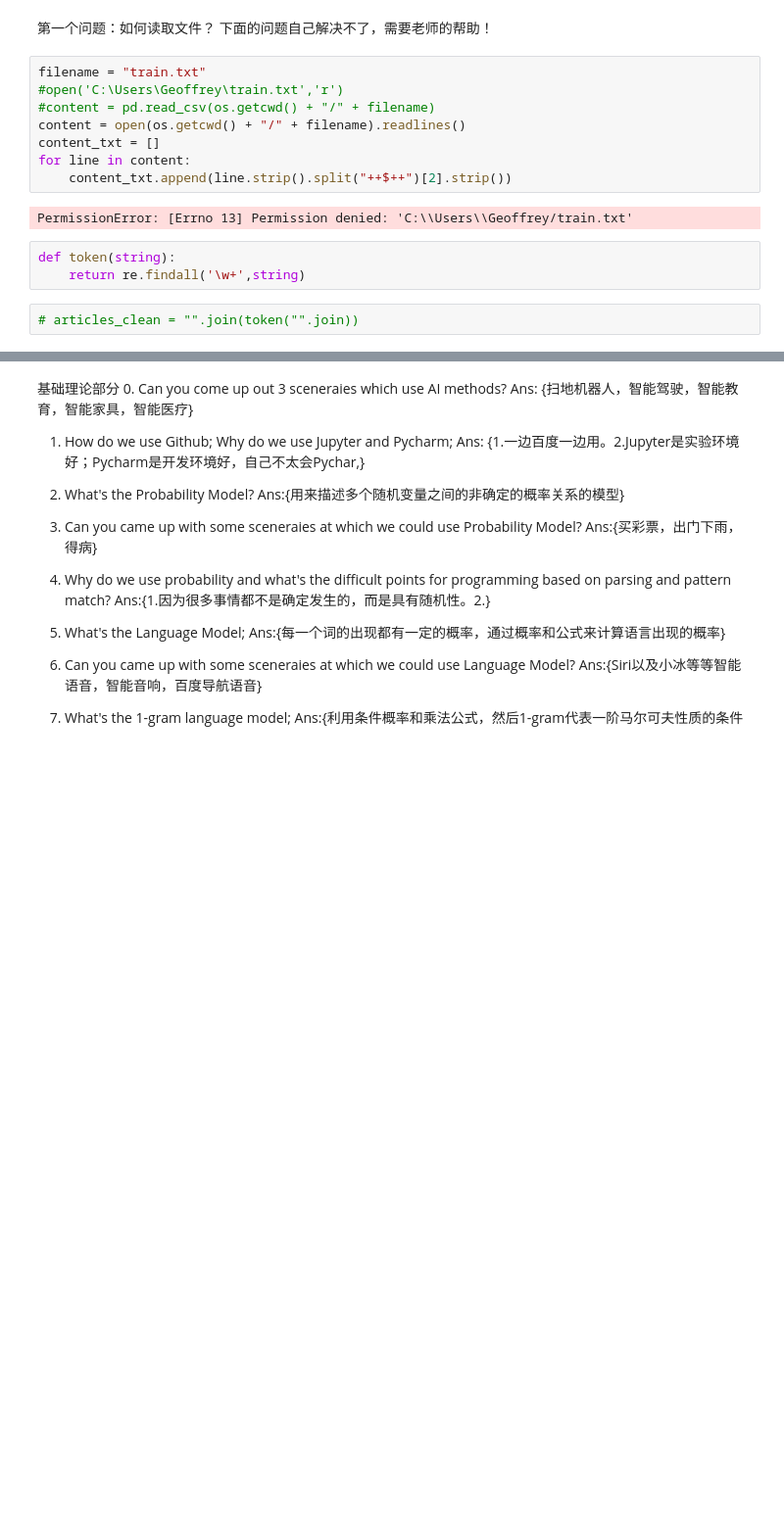
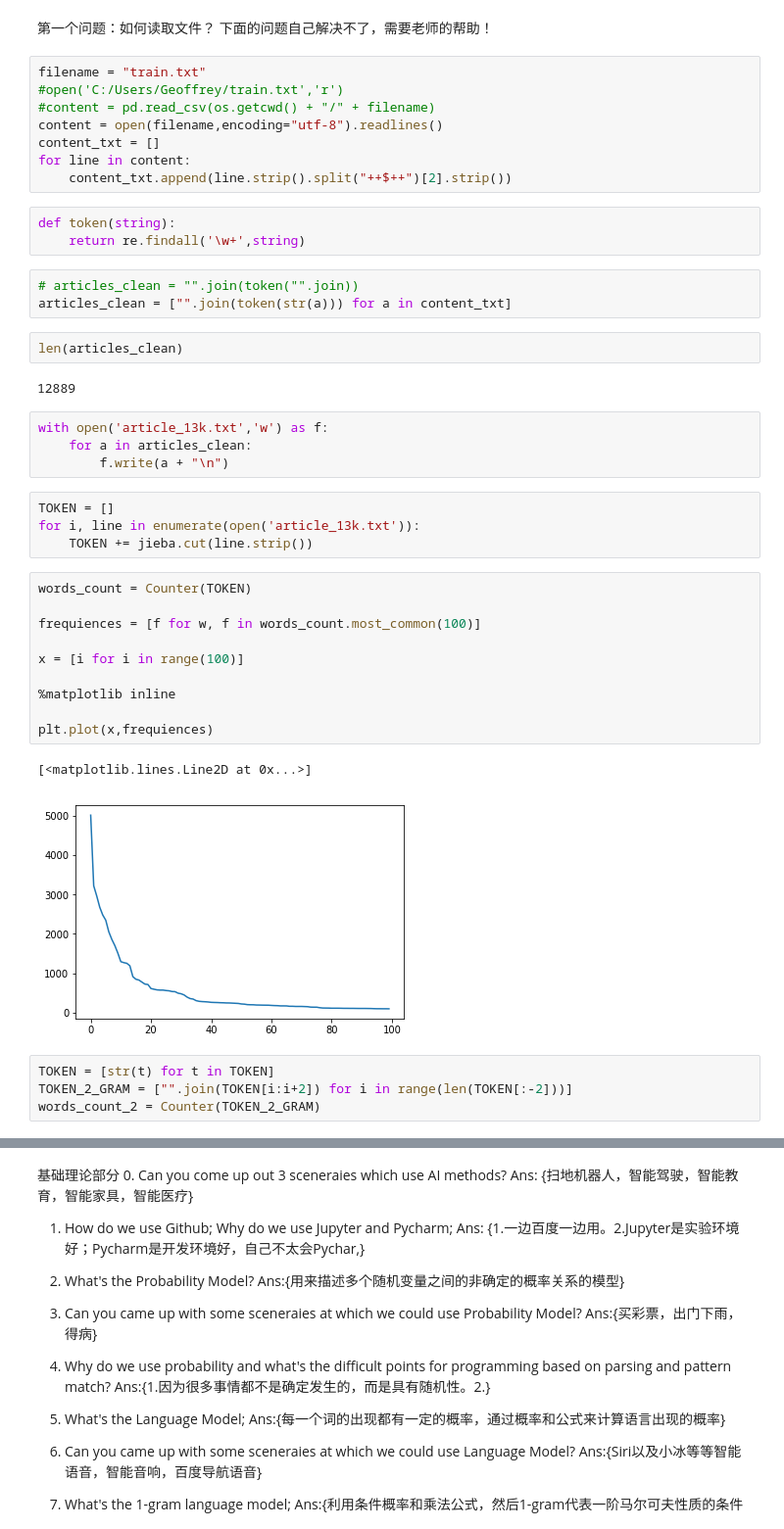
Before and after one commit to zhouqihong/homework, a Jupyter notebook: NLP 第一课作业.ipynb, the cells around one changed output, grey strips where cells are left out. Shown: that part at 98% size. Saved outputs shown, nothing was run; the diff lists cells and outputs as text; blank space fills up the shorter version.

```diff
--- a/NLP 第一课作业.ipynb
+++ b/NLP 第一课作业.ipynb
@@ -284,16 +286,44 @@ import matplotlib.pyplot as plt
 第一个问题：如何读取文件？ 下面的问题自己解决不了，需要老师的帮助！
 # %%
 filename = "train.txt"
-#open('C:\Users\Geoffrey\train.txt','r')
+#open('C:/Users/Geoffrey/train.txt','r')
 #content = pd.read_csv(os.getcwd() + "/" + filename)
-content = open(os.getcwd() + "/" + filename).readlines()
+content = open(filename,encoding="utf-8").readlines()
 content_txt = []
 for line in content:
     content_txt.append(line.strip().split("++$++")[2].strip())
-# %% [output]
-PermissionError: [Errno 13] Permission denied: 'C:\\Users\\Geoffrey/train.txt'
 # %%
 def token(string):
     return re.findall('\w+',string)
 # %%
 # articles_clean = "".join(token("".join))
+articles_clean = ["".join(token(str(a))) for a in content_txt]
+# %%
+len(articles_clean)
+# %% [output]
+12889
+# %%
+with open('article_13k.txt','w') as f:
+    for a in articles_clean:
+        f.write(a + "\n")
+# %%
+TOKEN = []
+for i, line in enumerate(open('article_13k.txt')):
+    TOKEN += jieba.cut(line.strip())
+# %%
+words_count = Counter(TOKEN)
+
+frequiences = [f for w, f in words_count.most_common(100)]
+
+x = [i for i in range(100)]
+
+%matplotlib inline
+
+plt.plot(x,frequiences)
+# %% [output]
+[<matplotlib.lines.Line2D at 0x...>]
+[figure, added]
+# %%
+TOKEN = [str(t) for t in TOKEN]
+TOKEN_2_GRAM = ["".join(TOKEN[i:i+2]) for i in range(len(TOKEN[:-2]))]
+words_count_2 = Counter(TOKEN_2_GRAM)
```
Also changed, not shown: parts of 10 cells of this notebook.
